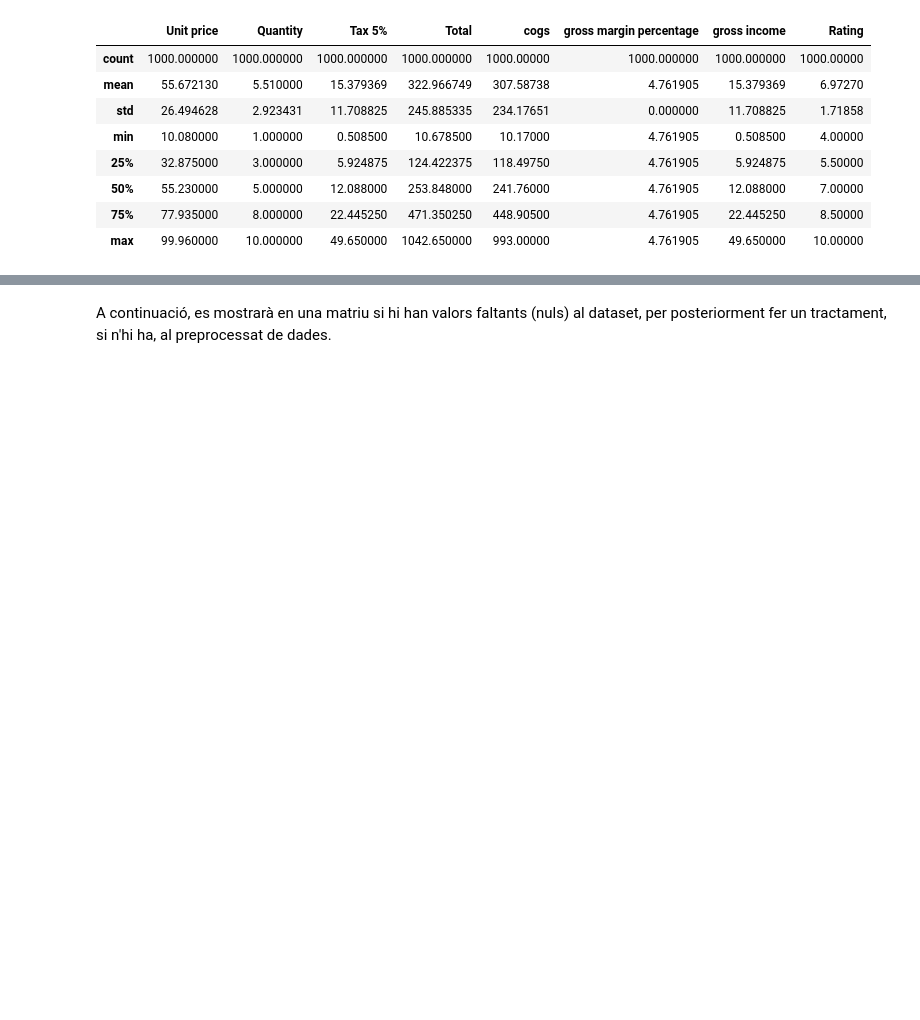
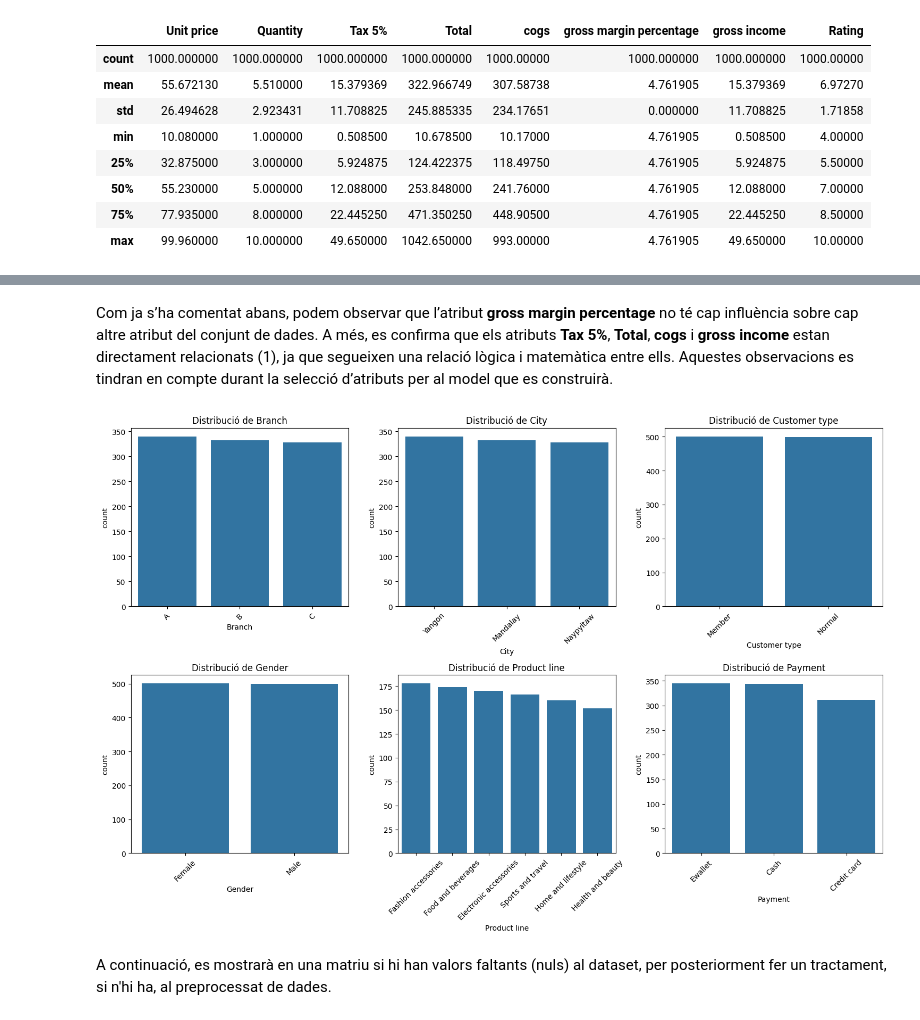
Before and after one commit to gabozan/Predictive-Modeling-on-Supermarket-Sales, a Jupyter notebook: supermarket_sales.ipynb, the cells around one changed output, grey strips where cells are left out. Cells and saved outputs as stored; diff of their text form; code cells hidden in the pictures; blank space fills up the shorter version.

```diff
--- a/supermarket_sales.ipynb
+++ b/supermarket_sales.ipynb
@@ -149,3 +172,17 @@ dataset.describe()
+# %% [markdown]
+Com ja s’ha comentat abans, podem observar que l’atribut **gross margin percentage** no té cap influència sobre cap altre atribut del conjunt de dades. A més, es confirma que els atributs **Tax 5%**, **Total**, **cogs** i **gross income** estan directament relacionats (1), ja que segueixen una relació lògica i matemàtica entre ells. Aquestes observacions es tindran en compte durant la selecció d’atributs per al model que es construirà.
+# %%
+atributsCategorics = ['Branch', 'City', 'Customer type', 'Gender', 'Product line', 'Payment']
+fig, axes = plt.subplots(nrows=2, ncols=3, figsize=(15, 10))
+axes = axes.flatten()
+for i, col in enumerate(atributsCategorics):
+    sns.countplot(data=dataset, x=col, order=dataset[col].value_counts().index, ax=axes[i])
+    axes[i].set_title(f"Distribució de {col}")
+    axes[i].tick_params(axis='x', rotation=45)
+plt.tight_layout()
+plt.show()
+# %% [output]
+[figure, added]
 # %% [markdown]
 A continuació, es mostrarà en una matriu si hi han valors faltants (nuls) al dataset, per posteriorment fer un tractament, si n'hi ha, al preprocessat de dades.
 # %%
```
Also changed, not shown: parts of 5 cells of this notebook.
